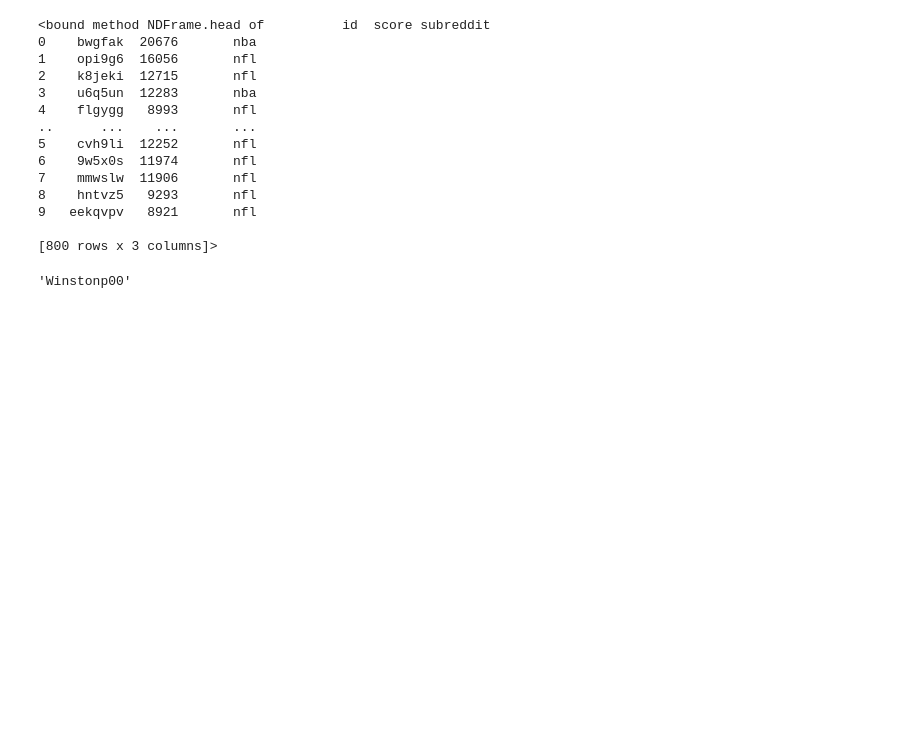
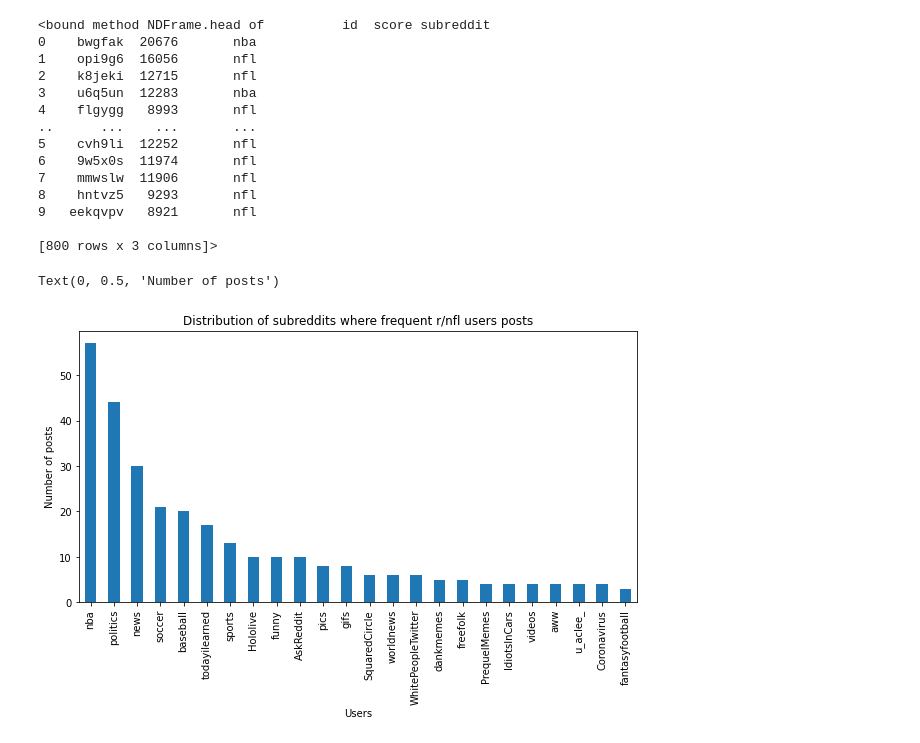
Before and after one commit to JacobElder/Reddit-SNA, a Jupyter notebook: NFL/NFL_SNA.ipynb, the cells around one changed output. Saved outputs shown, nothing was run; the diff lists cells and outputs as text; code cells hidden in the pictures; blank space fills up the shorter version.

```diff
--- a/NFL/NFL_SNA.ipynb
+++ b/NFL/NFL_SNA.ipynb
@@ -161,6 +182,15 @@ authors_lst
 authors_df =  pd.DataFrame()
 authors_df = authors_df.fillna(0)
 for u in authors_lst:
-    c = get_redditor(u, 10)
-    authors_df = pd.concat([authors_df, c])
+
+    if hasattr(reddit.redditor(u), 'fullname'):
+        print("alive")
+        c = get_redditor(u, 10)
+        authors_df = pd.concat([authors_df, c])
+    elif hasattr(reddit.redditor(u), 'is_suspended'):
+        print("suspended, skip")
+        auhors_lst.remove(u)
+    else:
+        print("shadowbanned, skip")
+        auhors_lst.remove(u)
 # %% [output]
@@ -184,8 +220,9 @@ authors_df.head
 [800 rows x 3 columns]>
 # %%
 plt.figure(figsize=(10, 5))
-ax = freq_authors['author'].value_counts().plot(kind='bar',title='Distribution of author/users and their posts')
+ax = authors_df['subreddit'].value_counts()[1:25].plot(kind='bar',title='Distribution of subreddits where frequent r/nfl users posts')
 ax.set_xlabel("Users")
 ax.set_ylabel("Number of posts")
 # %% [output]
-'Winstonp00'
+Text(0, 0.5, 'Number of posts')
+[figure, added]
```
Also changed, not shown: parts of 15 cells of this notebook.
